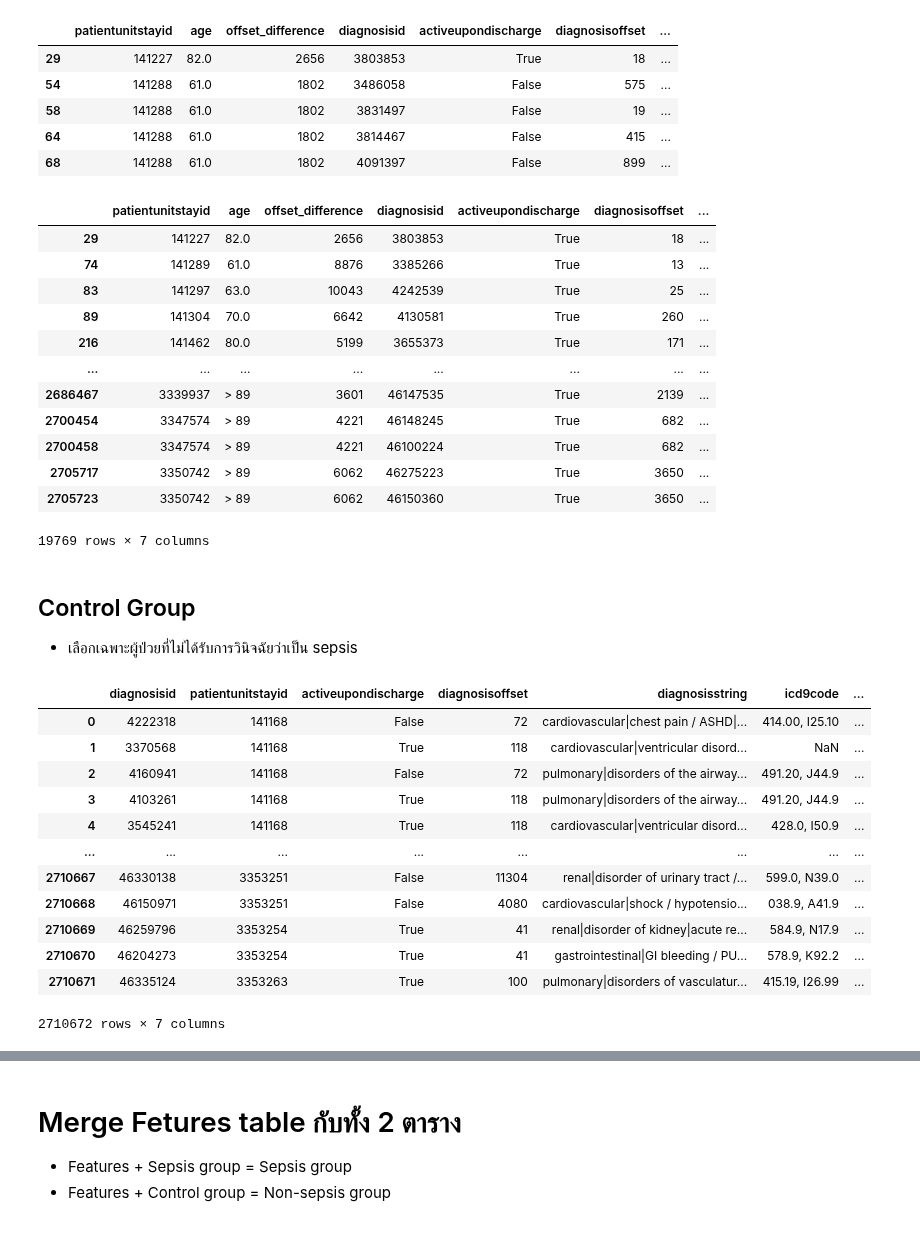
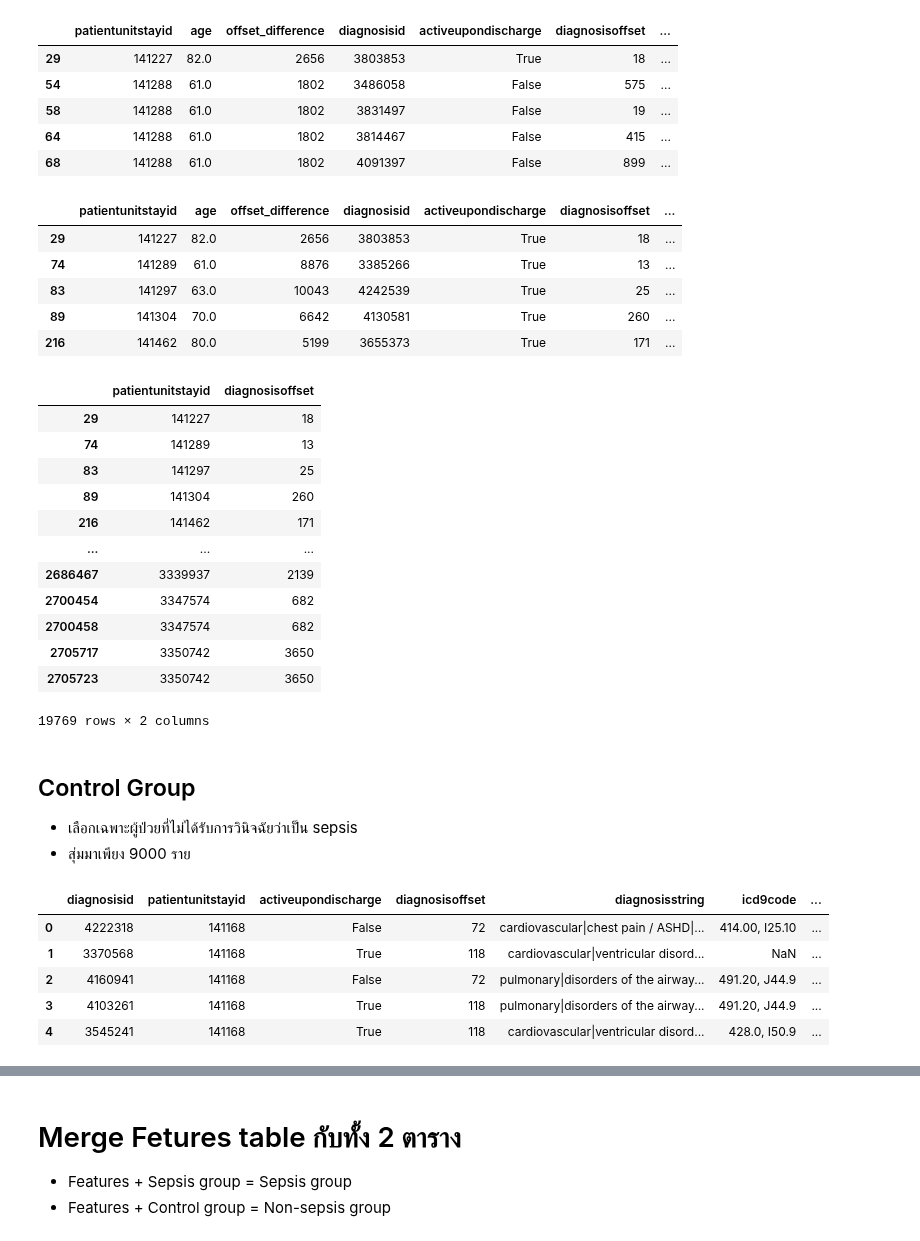
Before and after one commit to Tonry12/Data_joyx2, a Jupyter notebook: Sepsis_eICU_DATA.ipynb, the cells around one changed output, grey strips where cells are left out. Cells and saved outputs as stored; diff of their text form; code cells hidden in the pictures.

```diff
--- a/Sepsis_eICU_DATA.ipynb
+++ b/Sepsis_eICU_DATA.ipynb
@@ -331,28 +331,39 @@ diagnosis_copy = sepsis_group.copy()
 # %%
 sepsis_group = sepsis_group[sepsis_group['activeupondischarge'] == True ]
 # %%
-sepsis_group
+sepsis_group.head()
 # %% [output]
 |  | patientunitstayid | age | offset_difference | diagnosisid | activeupondischarge | diagnosisoffset | ... |
 | 29 | 141227 | 82.0 | 2656 | 3803853 | True | 18 | ... |
 | 74 | 141289 | 61.0 | 8876 | 3385266 | True | 13 | ... |
 | 83 | 141297 | 63.0 | 10043 | 4242539 | True | 25 | ... |
 | 89 | 141304 | 70.0 | 6642 | 4130581 | True | 260 | ... |
 | 216 | 141462 | 80.0 | 5199 | 3655373 | True | 171 | ... |
-| ... | ... | ... | ... | ... | ... | ... | ... |
-| 2686467 | 3339937 | > 89 | 3601 | 46147535 | True | 2139 | ... |
-| 2700454 | 3347574 | > 89 | 4221 | 46148245 | True | 682 | ... |
-| 2700458 | 3347574 | > 89 | 4221 | 46100224 | True | 682 | ... |
-| 2705717 | 3350742 | > 89 | 6062 | 46275223 | True | 3650 | ... |
-| 2705723 | 3350742 | > 89 | 6062 | 46150360 | True | 3650 | ... |
-19769 rows × 7 columns
+# %%
+sepsis_group_a = sepsis_group[['patientunitstayid','diagnosisoffset']]
+sepsis_group_a
+# %% [output]
+|  | patientunitstayid | diagnosisoffset |
+| 29 | 141227 | 18 |
+| 74 | 141289 | 13 |
+| 83 | 141297 | 25 |
+| 89 | 141304 | 260 |
+| 216 | 141462 | 171 |
+| ... | ... | ... |
+| 2686467 | 3339937 | 2139 |
+| 2700454 | 3347574 | 682 |
+| 2700458 | 3347574 | 682 |
+| 2705717 | 3350742 | 3650 |
+| 2705723 | 3350742 | 3650 |
+19769 rows × 2 columns
 # %% [markdown]
 ## Control Group
 - เลือกเฉพาะผู้ป่วยที่ไม่ได้รับการวินิจฉัยว่าเป็น sepsis
+- สุ่มมาเพียง 9000 ราย
 # %%
 control_group = diagnosis_coriginal[diagnosis_coriginal['diagnosisstring'].str.lower() != 'sepsis']
 # %%
-control_group
+control_group.head()
 # %% [output]
 |  | diagnosisid | patientunitstayid | activeupondischarge | diagnosisoffset | diagnosisstring | icd9code | ... |
 | 0 | 4222318 | 141168 | False | 72 | cardiovascular|chest pain / ASHD|... | 414.00, I25.10 | ... |
@@ -360,10 +371,3 @@ control_group
 | 2 | 4160941 | 141168 | False | 72 | pulmonary|disorders of the airway... | 491.20, J44.9 | ... |
 | 3 | 4103261 | 141168 | True | 118 | pulmonary|disorders of the airway... | 491.20, J44.9 | ... |
 | 4 | 3545241 | 141168 | True | 118 | cardiovascular|ventricular disord... | 428.0, I50.9 | ... |
-| ... | ... | ... | ... | ... | ... | ... | ... |
-| 2710667 | 46330138 | 3353251 | False | 11304 | renal|disorder of urinary tract /... | 599.0, N39.0 | ... |
-| 2710668 | 46150971 | 3353251 | False | 4080 | cardiovascular|shock / hypotensio... | 038.9, A41.9 | ... |
-| 2710669 | 46259796 | 3353254 | True | 41 | renal|disorder of kidney|acute re... | 584.9, N17.9 | ... |
-| 2710670 | 46204273 | 3353254 | True | 41 | gastrointestinal|GI bleeding / PU... | 578.9, K92.2 | ... |
-| 2710671 | 46335124 | 3353263 | True | 100 | pulmonary|disorders of vasculatur... | 415.19, I26.99 | ... |
-2710672 rows × 7 columns
```
Also changed, not shown: parts of 25 cells of this notebook.
